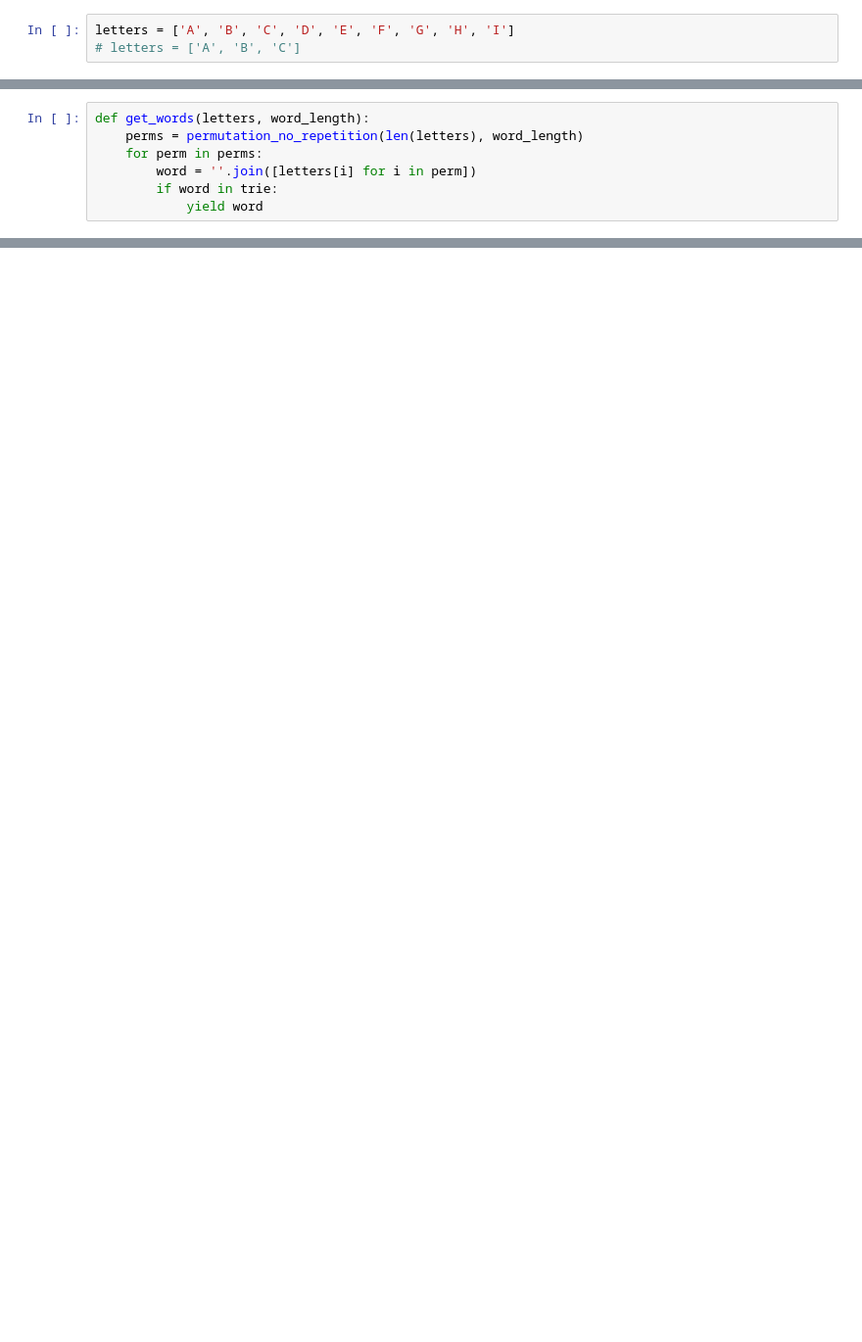
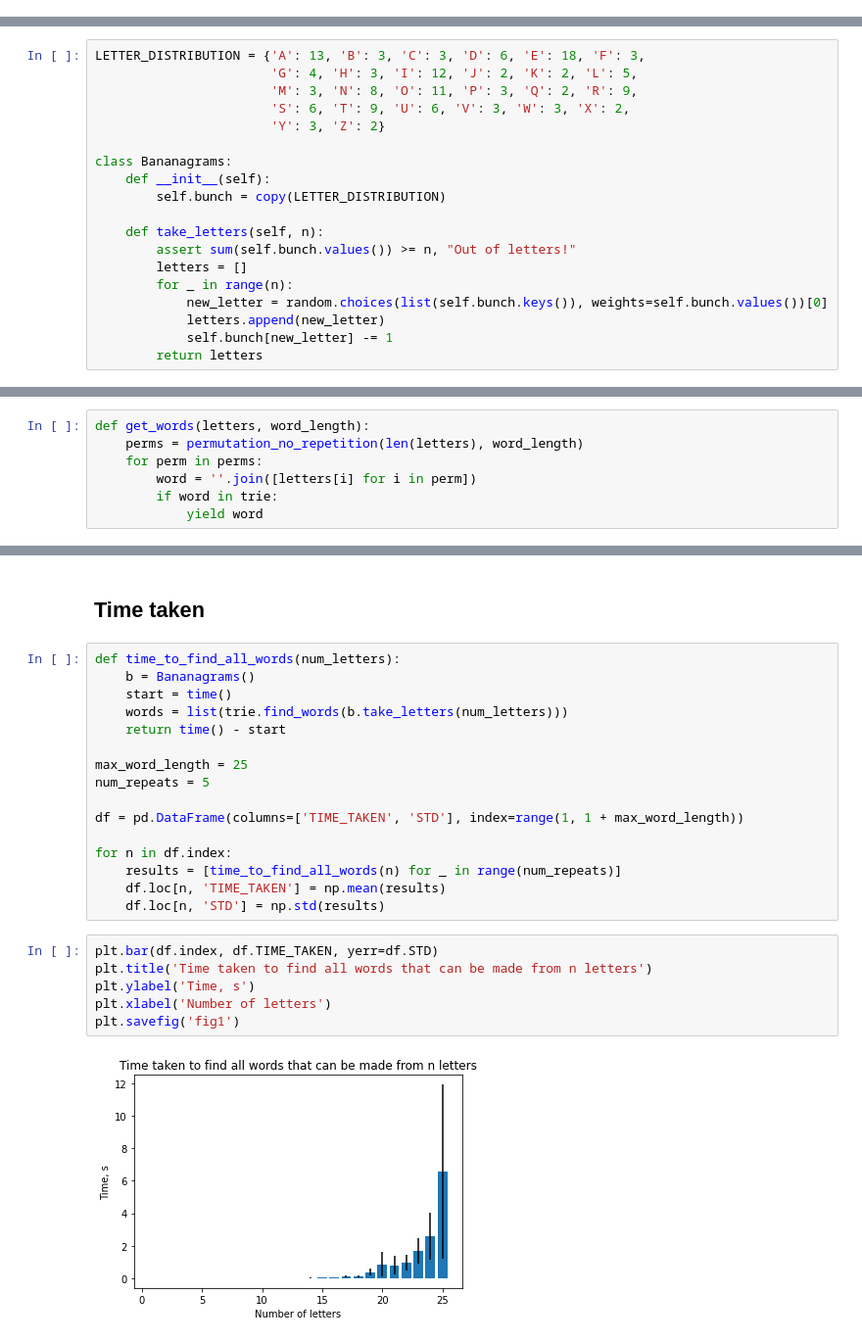
Before and after one commit to jackglawson/scrabble, a Jupyter notebook: word_descrambler.ipynb, the cells around one changed output, grey strips where cells are left out. Shown at 98% size. Drawn from its saved outputs; the diff is of its cells as text; blank space fills up the shorter version.

Commit message:
add word descrambler

```diff
--- a/word_descrambler.ipynb
+++ b/word_descrambler.ipynb
@@ -14,3 +22,0 @@ trie.add_words(lexicon[:40000])
-# %%
-letters = ['A', 'B', 'C', 'D', 'E', 'F', 'G', 'H', 'I']
-# letters = ['A', 'B', 'C']
@@ -17 +26,20 @@ letters = ['A', 'B', 'C', 'D', 'E', 'F', 'G', 'H', 'I']
+# %%
+LETTER_DISTRIBUTION = {'A': 13, 'B': 3, 'C': 3, 'D': 6, 'E': 18, 'F': 3,
+                       'G': 4, 'H': 3, 'I': 12, 'J': 2, 'K': 2, 'L': 5,
+                       'M': 3, 'N': 8, 'O': 11, 'P': 3, 'Q': 2, 'R': 9,
+                       'S': 6, 'T': 9, 'U': 6, 'V': 3, 'W': 3, 'X': 2,
+                       'Y': 3, 'Z': 2}
+
+class Bananagrams:
+    def __init__(self):
+        self.bunch = copy(LETTER_DISTRIBUTION)
+
+    def take_letters(self, n):
+        assert sum(self.bunch.values()) >= n, "Out of letters!"
+        letters = []
+        for _ in range(n):
+            new_letter = random.choices(list(self.bunch.keys()), weights=self.bunch.values())[0]
+            letters.append(new_letter)
+            self.bunch[new_letter] -= 1
+        return letters
 # %% [markdown]
@@ -51,0 +74,26 @@ words = trie.find_words(letters)
+# %% [markdown]
+## Time taken
+# %%
+def time_to_find_all_words(num_letters):
+    b = Bananagrams()
+    start = time()
+    words = list(trie.find_words(b.take_letters(num_letters)))
+    return time() - start
+
+max_word_length = 25
+num_repeats = 5
+
+df = pd.DataFrame(columns=['TIME_TAKEN', 'STD'], index=range(1, 1 + max_word_length))
+
+for n in df.index:
+    results = [time_to_find_all_words(n) for _ in range(num_repeats)]
+    df.loc[n, 'TIME_TAKEN'] = np.mean(results)
+    df.loc[n, 'STD'] = np.std(results)
+# %%
+plt.bar(df.index, df.TIME_TAKEN, yerr=df.STD)
+plt.title('Time taken to find all words that can be made from n letters')
+plt.ylabel('Time, s')
+plt.xlabel('Number of letters')
+plt.savefig('fig1')
+# %% [output]
+[figure, added]
```
Also changed, not shown: parts of 21 cells of this notebook.
